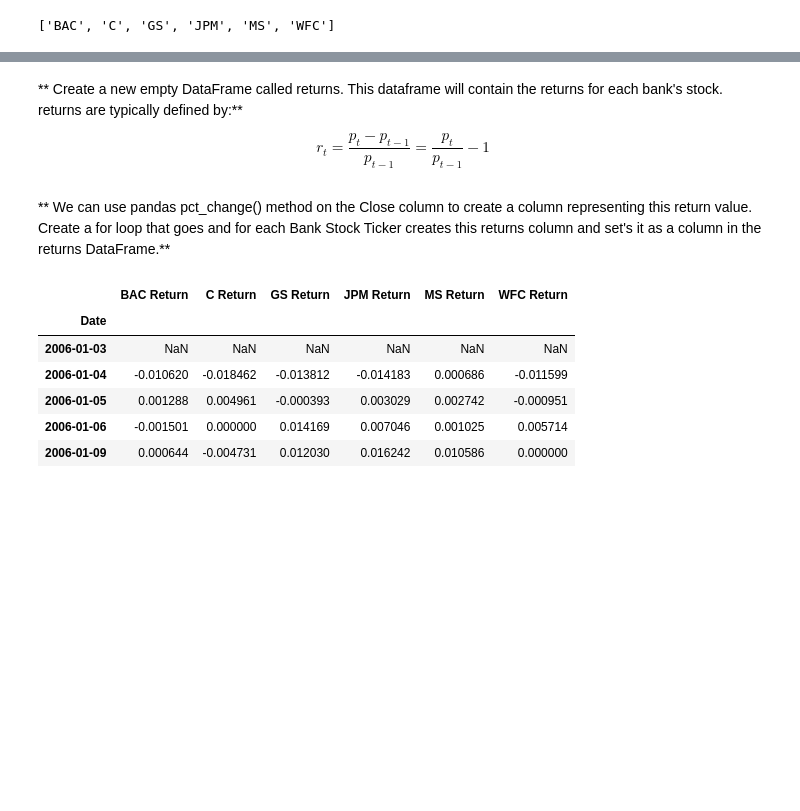
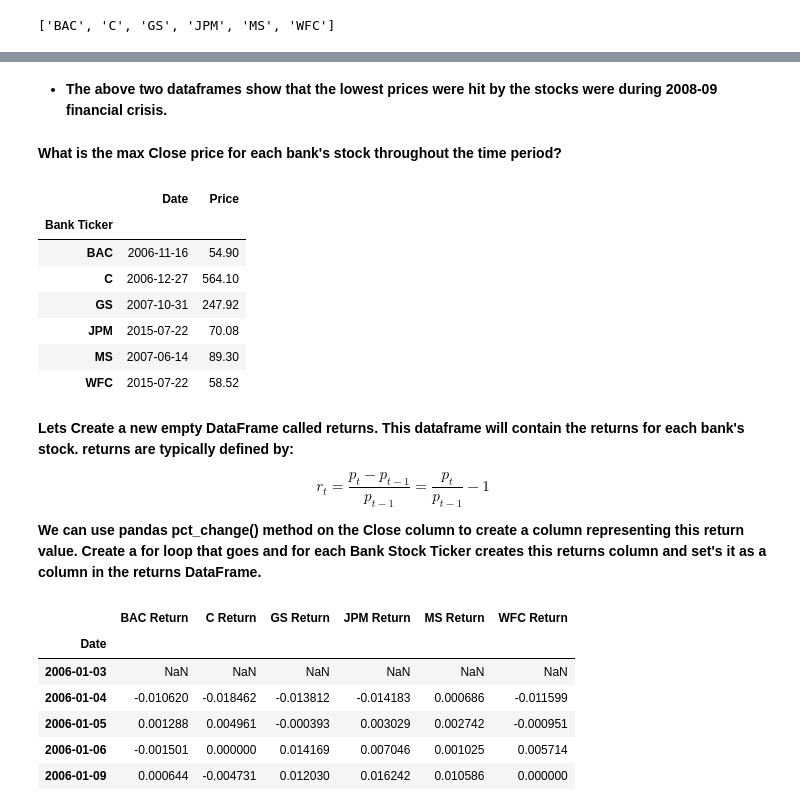
Before and after one commit to chaitanya6761/Finance-Data-Analysis, a Jupyter notebook: 03-Finance Project.ipynb, the cells around one changed output, grey strips where cells are left out. Saved outputs shown, nothing was run; the diff lists cells and outputs as text; code cells hidden in the pictures; blank space fills up the shorter version.

```diff
--- a/03-Finance Project.ipynb
+++ b/03-Finance Project.ipynb
@@ -60,4 +93,23 @@ dtype: float64
+# %% [markdown]
+- **The above two dataframes show that the lowest prices were hit by the stocks were during 2008-09 financial crisis.**
+# %% [markdown]
+**What is the max Close price for each bank's stock throughout the time period?**
+# %%
+data = bank_data.xs(key='Close',level='Stock Info', axis=1).max()
+index = bank_data.xs(key='Close',level='Stock Info', axis=1).idxmax()
+pd.DataFrame({'Date':index,'Price':data})
+# %% [output]
+|  | Date | Price |
+| Bank Ticker |  |  |
+| BAC | 2006-11-16 | 54.90 |
+| C | 2006-12-27 | 564.10 |
+| GS | 2007-10-31 | 247.92 |
+| JPM | 2015-07-22 | 70.08 |
+| MS | 2007-06-14 | 89.30 |
+| WFC | 2015-07-22 | 58.52 |
 # %% [markdown]
-** Create a new empty DataFrame called returns. This dataframe will contain the returns for each bank's stock. returns are typically defined by:**
+**Lets Create a new empty DataFrame called returns. This dataframe will contain the returns for each bank's stock. returns are typically defined by:**
 
 $$r_t = \frac{p_t - p_{t-1}}{p_{t-1}} = \frac{p_t}{p_{t-1}} - 1$$
+
+**We can use pandas pct_change() method on the Close column to create a column representing this return value. Create a for loop that goes and for each Bank Stock Ticker creates this returns column and set's it as a column in the returns DataFrame.**
@@ -66,3 +116 @@ returns = pd.DataFrame()
-# %% [markdown]
-** We can use pandas pct_change() method on the Close column to create a column representing this return value. Create a for loop that goes and for each Bank Stock Ticker creates this returns column and set's it as a column in the returns DataFrame.**
 # %%
```
Also changed, not shown: parts of 12 cells of this notebook.
